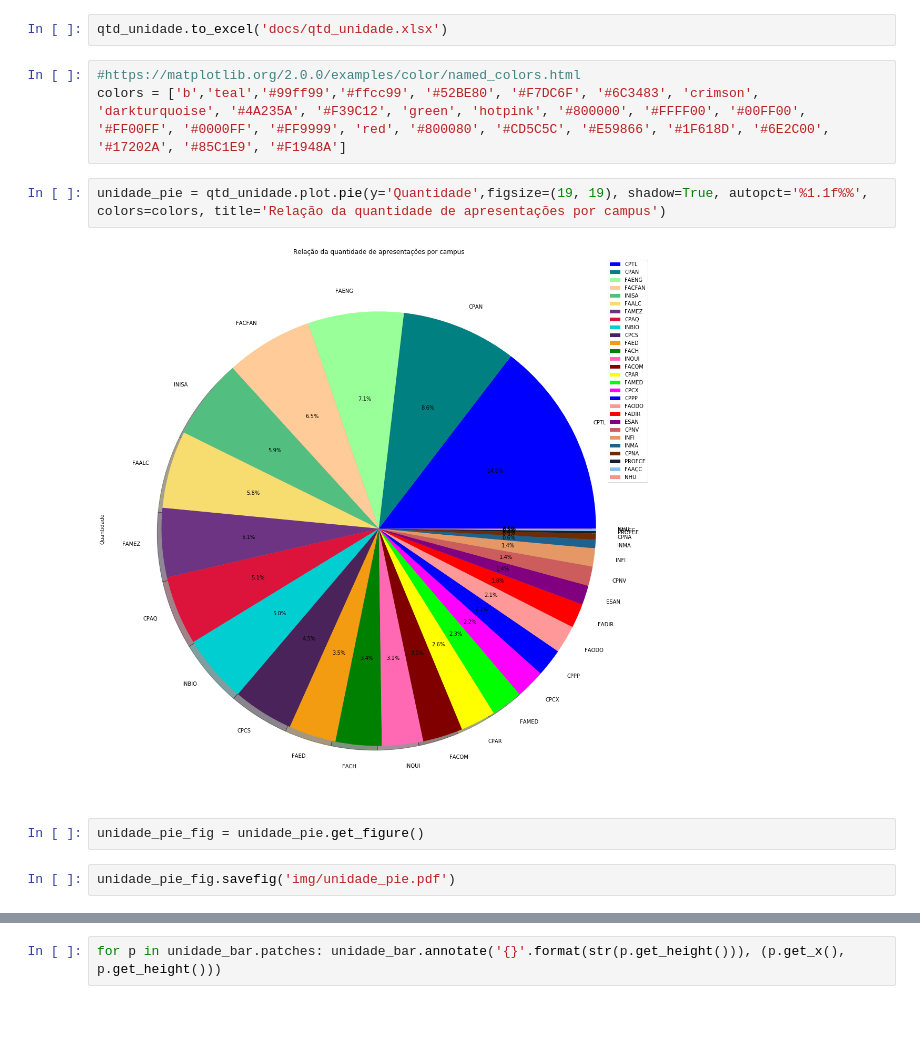
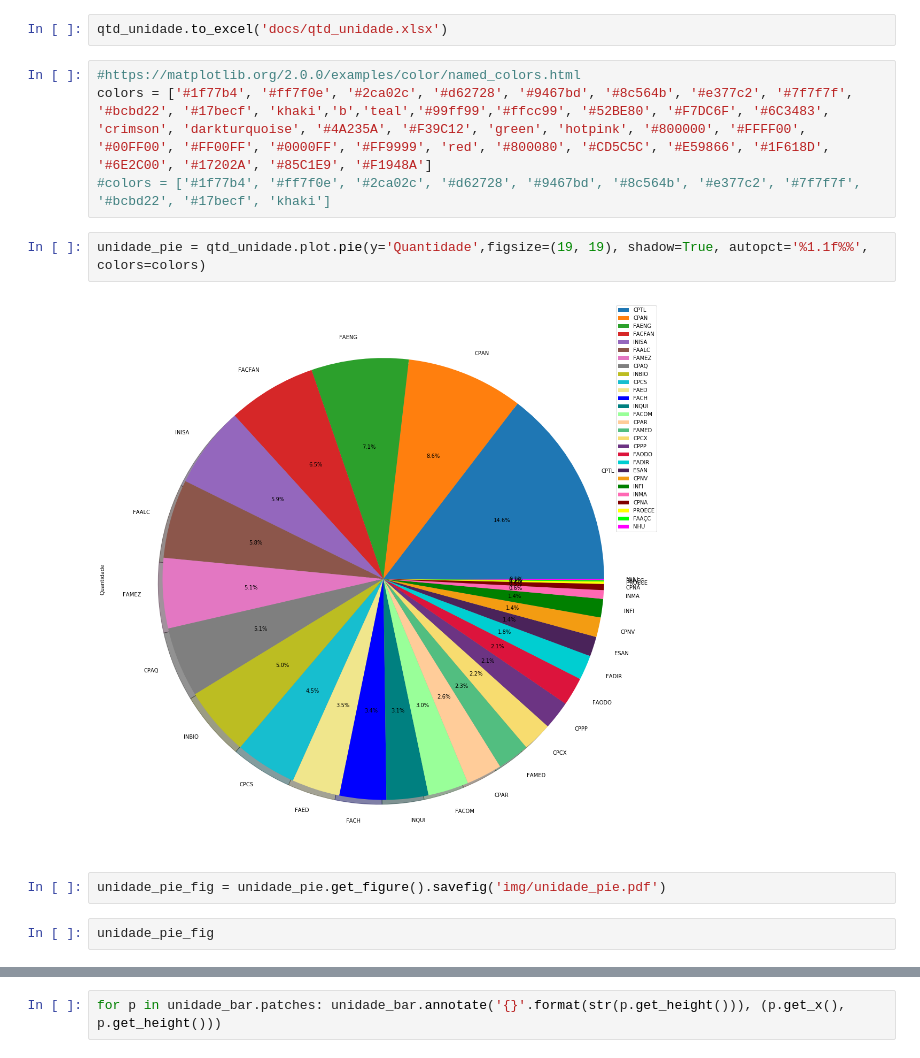
Before and after one commit to danbailo/DataAnalysis-UFMS, a Jupyter notebook: script.ipynb, the cells around one changed output, grey strips where cells are left out. Cells and saved outputs as stored; diff of their text form; blank space fills up the shorter version.

```diff
--- a/script.ipynb
+++ b/script.ipynb
@@ -68,15 +106,16 @@ qtd_unidade
 qtd_unidade.to_excel('docs/qtd_unidade.xlsx')
 # %%
 #https://matplotlib.org/2.0.0/examples/color/named_colors.html
-colors = ['b','teal','#99ff99','#ffcc99', '#52BE80', '#F7DC6F', '#6C3483', 'crimson', 'darkturquoise', '#4A235A', '#F39C12', 'green', 'hotpink', '#800000', '#FFFF00', '#00FF00', '#FF00FF', '#0000FF', '#FF9999', 'red', '#800080', '#CD5C5C', '#E59866', '#1F618D', '#6E2C00', '#17202A', '#85C1E9', '#F1948A']
+colors = ['#1f77b4', '#ff7f0e', '#2ca02c', '#d62728', '#9467bd', '#8c564b', '#e377c2', '#7f7f7f', '#bcbd22', '#17becf', 'khaki','b','teal','#99ff99','#ffcc99', '#52BE80', '#F7DC6F', '#6C3483', 'crimson', 'darkturquoise', '#4A235A', '#F39C12', 'green', 'hotpink', '#800000', '#FFFF00', '#00FF00', '#FF00FF', '#0000FF', '#FF9999', 'red', '#800080', '#CD5C5C', '#E59866', '#1F618D', '#6E2C00', '#17202A', '#85C1E9', '#F1948A']
+#colors = ['#1f77b4', '#ff7f0e', '#2ca02c', '#d62728', '#9467bd', '#8c564b', '#e377c2', '#7f7f7f', '#bcbd22', '#17becf', 'khaki']
 # %%
-unidade_pie = qtd_unidade.plot.pie(y='Quantidade',figsize=(19, 19), shadow=True, autopct='%1.1f%%', colors=colors, title='Relação da quantidade de apresentações por campus')
+unidade_pie = qtd_unidade.plot.pie(y='Quantidade',figsize=(19, 19), shadow=True, autopct='%1.1f%%', colors=colors)
 # %% [output]
-[figure, old version]
+[figure, new version]
 # %%
-unidade_pie_fig = unidade_pie.get_figure()
+unidade_pie_fig = unidade_pie.get_figure().savefig('img/unidade_pie.pdf')
-# %%
-unidade_pie_fig.savefig('img/unidade_pie.pdf')
+# %%
+unidade_pie_fig
 # %%
 # ax = qtd_unidade.plot(color='teal',figsize=(10,10), label='Quantidade', legend=False)
 # unidade_bar = qtd_unidade.plot(color='teal',figsize=(10,10), label='Quantidade', kind='bar', ax=ax)
```
Also changed, not shown: parts of 37 cells of this notebook, 25 other files.
